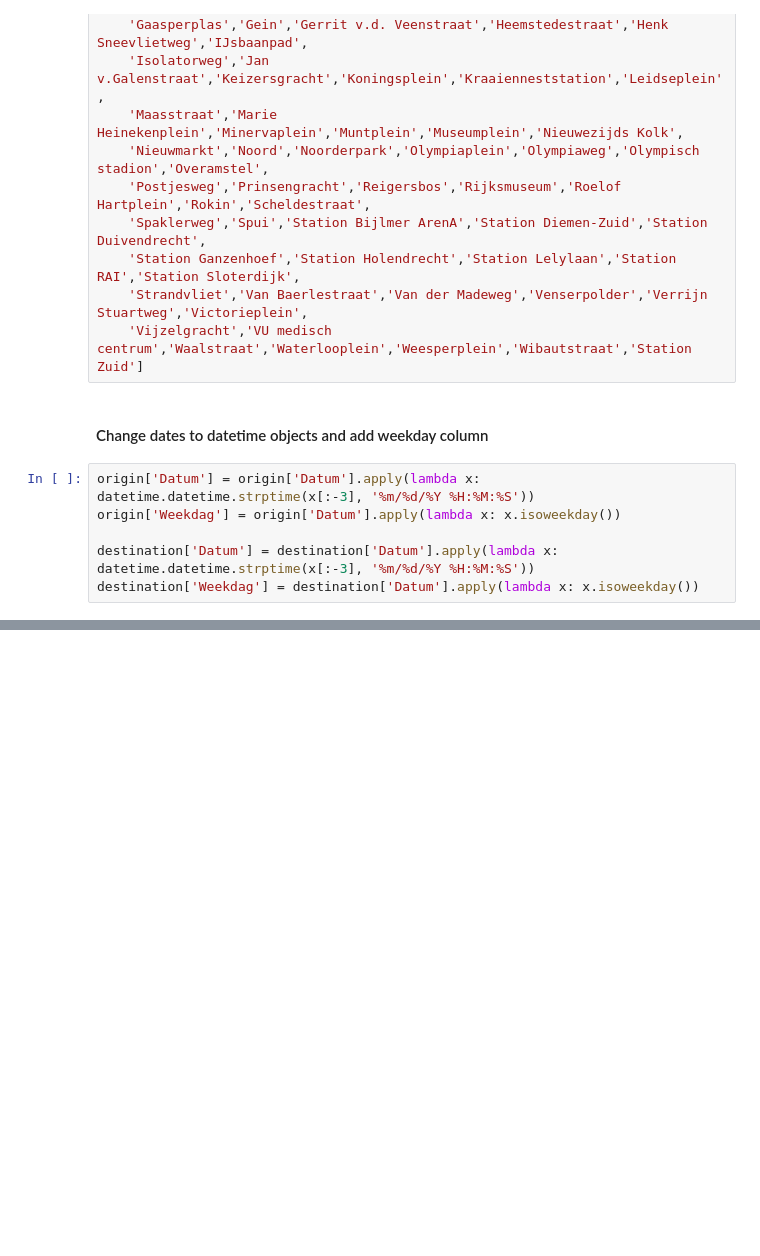
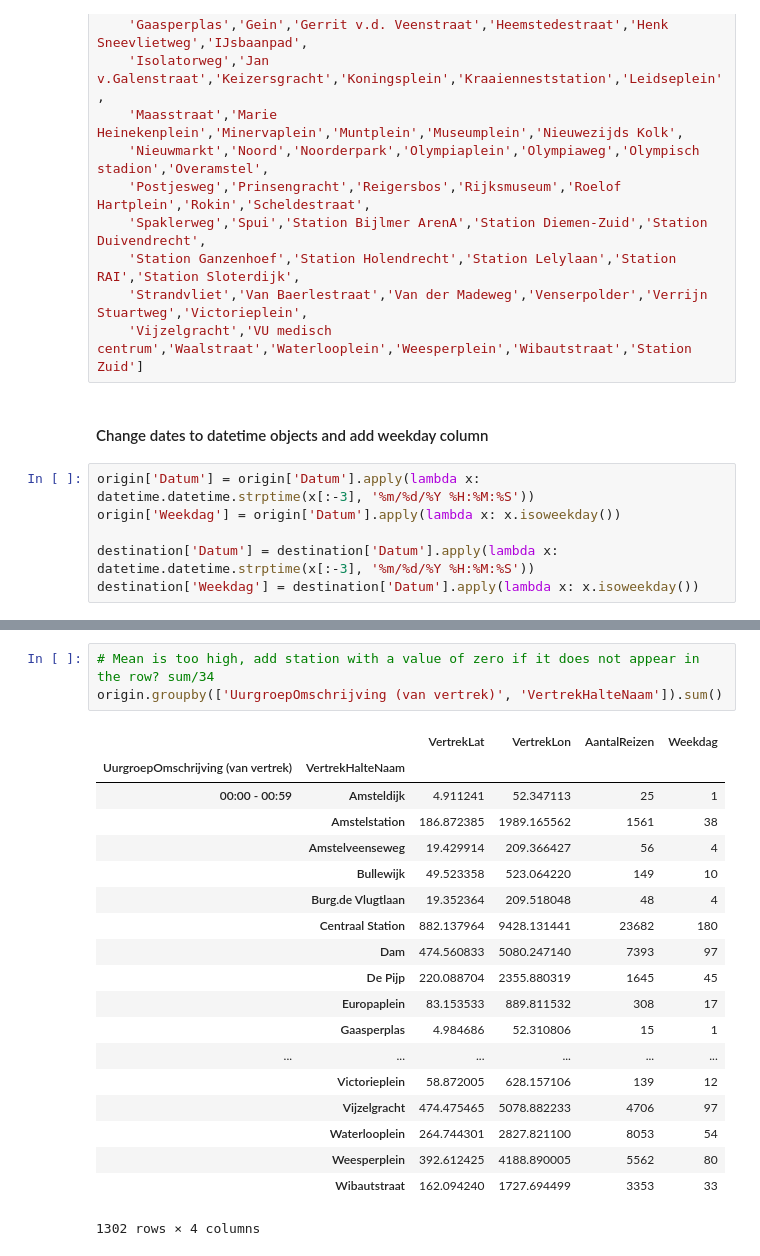
Before and after one commit to SophieEnsing/Thesis, a Jupyter notebook: Code/Analysis - full dataset.ipynb, the cells around one changed output, grey strips where cells are left out. Drawn from its saved outputs; the diff is of its cells as text; blank space fills up the shorter version.

```diff
--- a/Code/Analysis - full dataset.ipynb
+++ b/Code/Analysis - full dataset.ipynb
@@ -41 +78,24 @@ destination['Weekdag'] = destination['Datum'].apply(lambda x: x.isoweekday())
+# %%
+# Mean is too high, add station with a value of zero if it does not appear in the row? sum/34
+origin.groupby(['UurgroepOmschrijving (van vertrek)', 'VertrekHalteNaam']).sum()
+# %% [output]
+|  |  | VertrekLat | VertrekLon | AantalReizen | Weekdag |
+| UurgroepOmschrijving (van vertrek) | VertrekHalteNaam |  |  |  |  |
+| 00:00 - 00:59 | Amsteldijk | 4.911241 | 52.347113 | 25 | 1 |
+|  | Amstelstation | 186.872385 | 1989.165562 | 1561 | 38 |
+|  | Amstelveenseweg | 19.429914 | 209.366427 | 56 | 4 |
+|  | Bullewijk | 49.523358 | 523.064220 | 149 | 10 |
+|  | Burg.de Vlugtlaan | 19.352364 | 209.518048 | 48 | 4 |
+|  | Centraal Station | 882.137964 | 9428.131441 | 23682 | 180 |
+|  | Dam | 474.560833 | 5080.247140 | 7393 | 97 |
+|  | De Pijp | 220.088704 | 2355.880319 | 1645 | 45 |
+|  | Europaplein | 83.153533 | 889.811532 | 308 | 17 |
+|  | Gaasperplas | 4.984686 | 52.310806 | 15 | 1 |
+| ... | ... | ... | ... | ... | ... |
+|  | Victorieplein | 58.872005 | 628.157106 | 139 | 12 |
+|  | Vijzelgracht | 474.475465 | 5078.882233 | 4706 | 97 |
+|  | Waterlooplein | 264.744301 | 2827.821100 | 8053 | 54 |
+|  | Weesperplein | 392.612425 | 4188.890005 | 5562 | 80 |
+|  | Wibautstraat | 162.094240 | 1727.694499 | 3353 | 33 |
+1302 rows × 4 columns
 # %%
```
Also changed, not shown: parts of 10 cells of this notebook.
